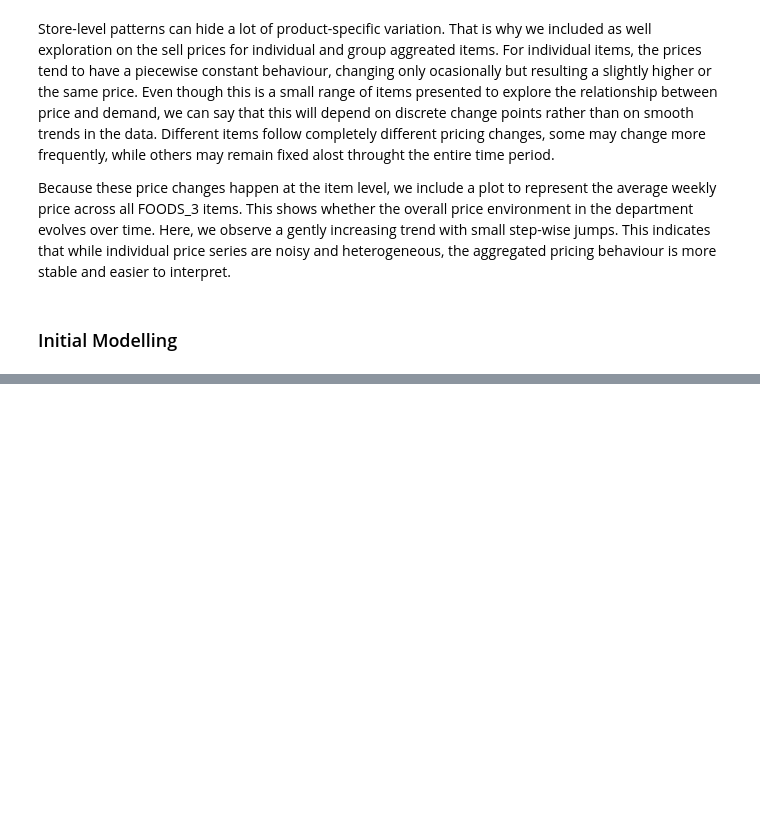
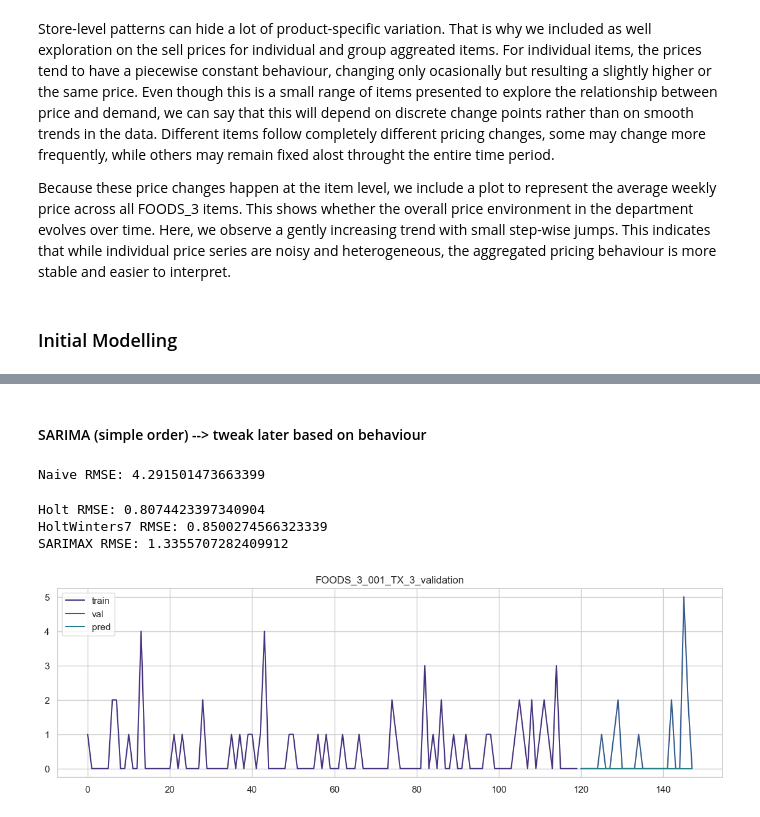
Before and after one commit to meralegre/forecasting_final_project, a Jupyter notebook: eda.ipynb, the cells around one changed output, grey strips where cells are left out. Saved outputs shown, nothing was run; the diff lists cells and outputs as text; code cells hidden in the pictures; blank space fills up the shorter version.

Commit message:
include initial modelling with plots

```diff
--- a/eda.ipynb
+++ b/eda.ipynb
@@ -576,0 +635,9 @@ df["lag_28"] = df.groupby("id")["sales"].shift(28)
+# %%
+d_cols = [c for c in sales_wide.columns if c.startswith("d_")]
+d_cols = sorted(d_cols, key=lambda x: int(x.split("_")[1]))
+
+train_cols = d_cols[:-28]
+val_cols   = d_cols[-28:]
+
+train = sales_wide[train_cols]
+val   = sales_wide[val_cols]
@@ -576,0 +719,2 @@ df["lag_28"] = df.groupby("id")["sales"].shift(28)
+# %% [markdown]
+#### SARIMA (simple order) --> tweak later based on behaviour
@@ -576,0 +733,56 @@ df["lag_28"] = df.groupby("id")["sales"].shift(28)
+# %%
+# the other models can take a long time to run, so I commented them out for now
+# but run them to get all the results later on :))
+
+preds = {}
+errors = {}
+
+preds["Naive"], errors["Naive"] = forecast_naive(train, val)
+# preds["MovingAvg30"], errors["MovingAvg30"] = forecast_moving_average(train, val, window=28)
+# preds["Holt"], errors["Holt"] = forecast_holt(train, val, smoothing_level=0.3, smoothing_slope=0.01)
+# preds["HoltWinters7"], errors["HoltWinters7"] = forecast_holt_winters(train, val, seasonal_periods=7)
+# preds["SARIMAX"], errors["SARIMAX"] = forecast_sarimax(train, val, order=(1,0,1), seasonal_order=(0,1,1,7))
+
+for k in errors:
+    print(k, "RMSE:", errors[k])
+# %% [output]
+Naive RMSE: 4.291501473663399
+# %%
+# try first N items to keep runtime manageable for the slower and longer models
+N = 10
+train_sub = train.iloc[:N]
+val_sub = val.iloc[:N]
+
+preds_sub = {}
+errors_sub = {}
+
+preds_sub["Holt"], errors_sub["Holt"] = forecast_holt(train_sub, val_sub)
+preds_sub["HoltWinters7"], errors_sub["HoltWinters7"] = forecast_holt_winters(train_sub, val_sub, seasonal_periods=7)
+preds_sub["SARIMAX"], errors_sub["SARIMAX"] = forecast_sarimax(train_sub, val_sub, order=(1,0,1), seasonal_order=(0,1,1,7))
+
+for k in errors_sub:
+    print(k, "RMSE:", errors_sub[k])
+# %% [output]
+Holt RMSE: 0.8074423397340904
+HoltWinters7 RMSE: 0.8500274566323339
+SARIMAX RMSE: 1.3355707282409912
+# %%
+ids = list(train.index[:2])
+
+# Fast models (full set)
+# for model_name in ["Naive", "MovingAvg30"]:
+
+plot_forecasting_graph(
+    item_id="FOODS_3_001_TX_3_validation",
+    train_df=train,
+    val_df=val,
+    pred=preds["Naive"],
+    tail=120
+)
+
+# # Slow models (subset set) — ids must come from train_sub index
+# ids_sub = list(train_sub.index[:2])
+# for model_name in ["Holt", "HoltWinters7", "SARIMAX"]:
+#     plot_forecasting_graphs(train_sub, val_sub, ids=ids_sub, pred=preds_sub[model_name], pred_value=True, suptitle=f"{model_name} forecast")
+# %% [output]
+[figure, added]
```
Also changed, not shown: parts of 14 cells of this notebook.
